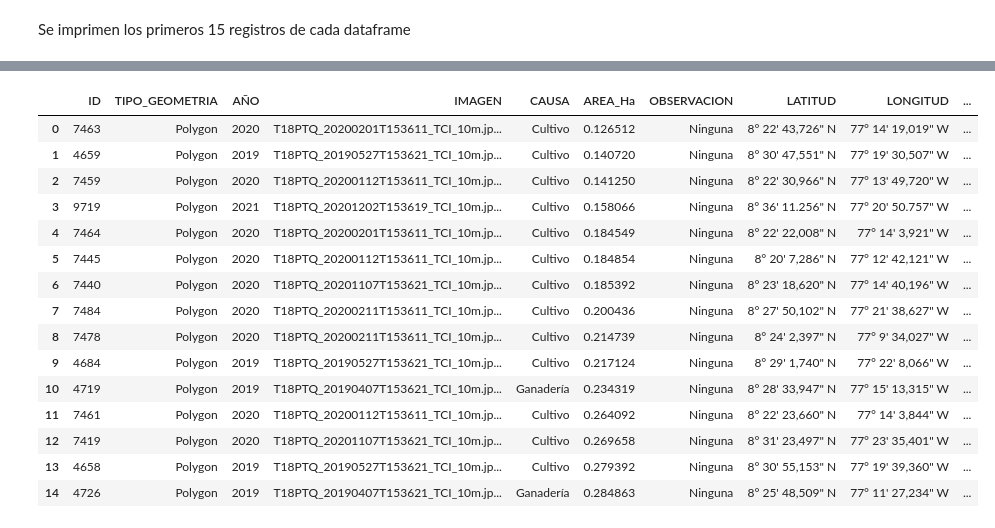
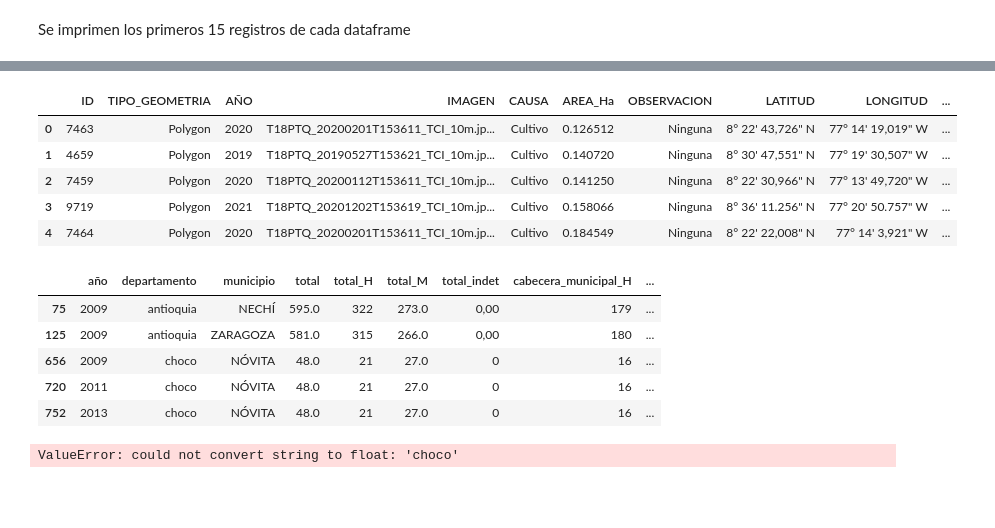
Before and after one commit to jclavijomartinez/analiticaDeDatos2330, a Jupyter notebook: Proyecto Analítica Clavijo Camacho González.ipynb, the cells around one changed output, grey strips where cells are left out. Saved outputs shown, nothing was run; the diff lists cells and outputs as text; code cells hidden in the pictures; blank space fills up the shorter version.

Commit message:
error pero ya casi

```diff
--- a/Proyecto Analítica Clavijo Camacho González.ipynb
+++ b/Proyecto Analítica Clavijo Camacho González.ipynb
@@ -229,19 +220,23 @@ nacimientos.head(15)
 # %%
-areas_deforestadas.head(15)
+areas_deforestadas.head(5)
 # %% [output]
 |  | ID | TIPO_GEOMETRIA | AÑO | IMAGEN | CAUSA | AREA_Ha | OBSERVACION | LATITUD | LONGITUD | ... |
 | 0 | 7463 | Polygon | 2020 | T18PTQ_20200201T153611_TCI_10m.jp... | Cultivo | 0.126512 | Ninguna | 8° 22' 43,726" N | 77° 14' 19,019" W | ... |
 | 1 | 4659 | Polygon | 2019 | T18PTQ_20190527T153621_TCI_10m.jp... | Cultivo | 0.140720 | Ninguna | 8° 30' 47,551" N | 77° 19' 30,507" W | ... |
 | 2 | 7459 | Polygon | 2020 | T18PTQ_20200112T153611_TCI_10m.jp... | Cultivo | 0.141250 | Ninguna | 8° 22' 30,966" N | 77° 13' 49,720" W | ... |
 | 3 | 9719 | Polygon | 2021 | T18PTQ_20201202T153619_TCI_10m.jp... | Cultivo | 0.158066 | Ninguna | 8° 36' 11.256" N | 77° 20' 50.757" W | ... |
 | 4 | 7464 | Polygon | 2020 | T18PTQ_20200201T153611_TCI_10m.jp... | Cultivo | 0.184549 | Ninguna | 8° 22' 22,008" N | 77° 14' 3,921" W | ... |
-| 5 | 7445 | Polygon | 2020 | T18PTQ_20200112T153611_TCI_10m.jp... | Cultivo | 0.184854 | Ninguna | 8° 20' 7,286" N | 77° 12' 42,121" W | ... |
-| 6 | 7440 | Polygon | 2020 | T18PTQ_20201107T153621_TCI_10m.jp... | Cultivo | 0.185392 | Ninguna | 8° 23' 18,620" N | 77° 14' 40,196" W | ... |
-| 7 | 7484 | Polygon | 2020 | T18PTQ_20200211T153611_TCI_10m.jp... | Cultivo | 0.200436 | Ninguna | 8° 27' 50,102" N | 77° 21' 38,627" W | ... |
-| 8 | 7478 | Polygon | 2020 | T18PTQ_20200211T153611_TCI_10m.jp... | Cultivo | 0.214739 | Ninguna | 8° 24' 2,397" N | 77° 9' 34,027" W | ... |
-| 9 | 4684 | Polygon | 2019 | T18PTQ_20190527T153621_TCI_10m.jp... | Cultivo | 0.217124 | Ninguna | 8° 29' 1,740" N | 77° 22' 8,066" W | ... |
-| 10 | 4719 | Polygon | 2019 | T18PTQ_20190407T153621_TCI_10m.jp... | Ganadería | 0.234319 | Ninguna | 8° 28' 33,947" N | 77° 15' 13,315" W | ... |
-| 11 | 7461 | Polygon | 2020 | T18PTQ_20200112T153611_TCI_10m.jp... | Cultivo | 0.264092 | Ninguna | 8° 22' 23,660" N | 77° 14' 3,844" W | ... |
-| 12 | 7419 | Polygon | 2020 | T18PTQ_20201107T153621_TCI_10m.jp... | Cultivo | 0.269658 | Ninguna | 8° 31' 23,497" N | 77° 23' 35,401" W | ... |
-| 13 | 4658 | Polygon | 2019 | T18PTQ_20190527T153621_TCI_10m.jp... | Cultivo | 0.279392 | Ninguna | 8° 30' 55,153" N | 77° 19' 39,360" W | ... |
-| 14 | 4726 | Polygon | 2019 | T18PTQ_20190407T153621_TCI_10m.jp... | Ganadería | 0.284863 | Ninguna | 8° 25' 48,509" N | 77° 11' 27,234" W | ... |
+# %%
+# ya que los dfs están listos para ser usados,
+# se crea uno nuevo con la información de los pueblos a ser evaluados, se va a usar primero arboles de desicion como modelo de ML,
+# se vizualiza la informacion del nuevo df con los datos refinados
+municipios_interes=['ZARAGOZA','NECHÍ','NÓVITA']
+df_seleccion = nacimientos[nacimientos['municipio'].isin(municipios_interes)]
+df_seleccion.head(5)
+# %% [output]
+|  | año | departamento | municipio | total | total_H | total_M | total_indet | cabecera_municipal_H | ... |
+| 75 | 2009 | antioquia | NECHÍ | 595.0 | 322 | 273.0 | 0,00 | 179 | ... |
+| 125 | 2009 | antioquia | ZARAGOZA | 581.0 | 315 | 266.0 | 0,00 | 180 | ... |
+| 656 | 2009 | choco | NÓVITA | 48.0 | 21 | 27.0 | 0 | 16 | ... |
+| 720 | 2011 | choco | NÓVITA | 48.0 | 21 | 27.0 | 0 | 16 | ... |
+| 752 | 2013 | choco | NÓVITA | 48.0 | 21 | 27.0 | 0 | 16 | ... |
@@ -247,0 +252,8 @@ areas_deforestadas.head(15)
+# %%
+# Creamos el modelo
+modelo_arbol = DecisionTreeClassifier(random_state=42)
+
+# Entrenamos el modelo
+modelo_arbol.fit(X_train, y_train)
+# %% [output]
+ValueError: could not convert string to float: 'choco'
```
Also changed, not shown: parts of 11 cells of this notebook.
